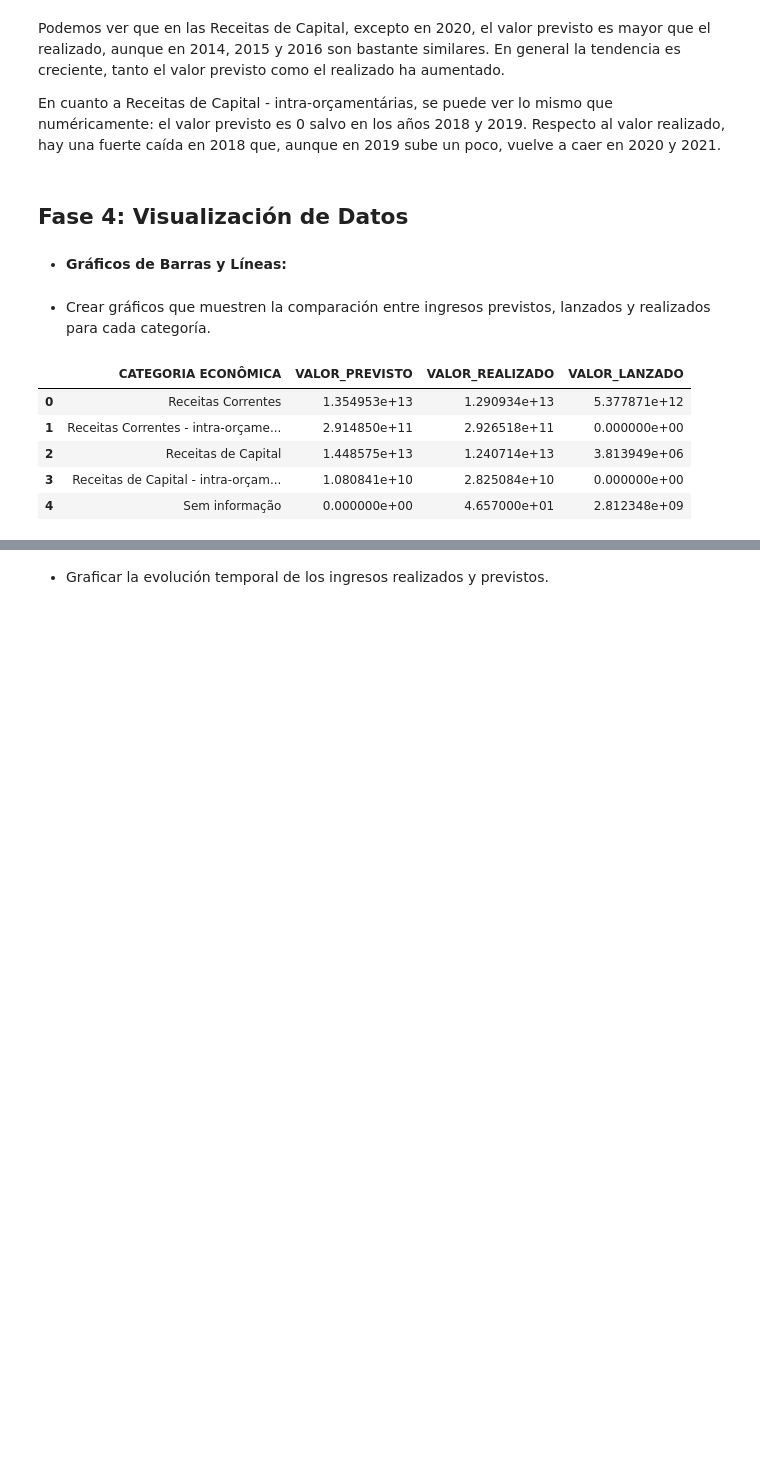
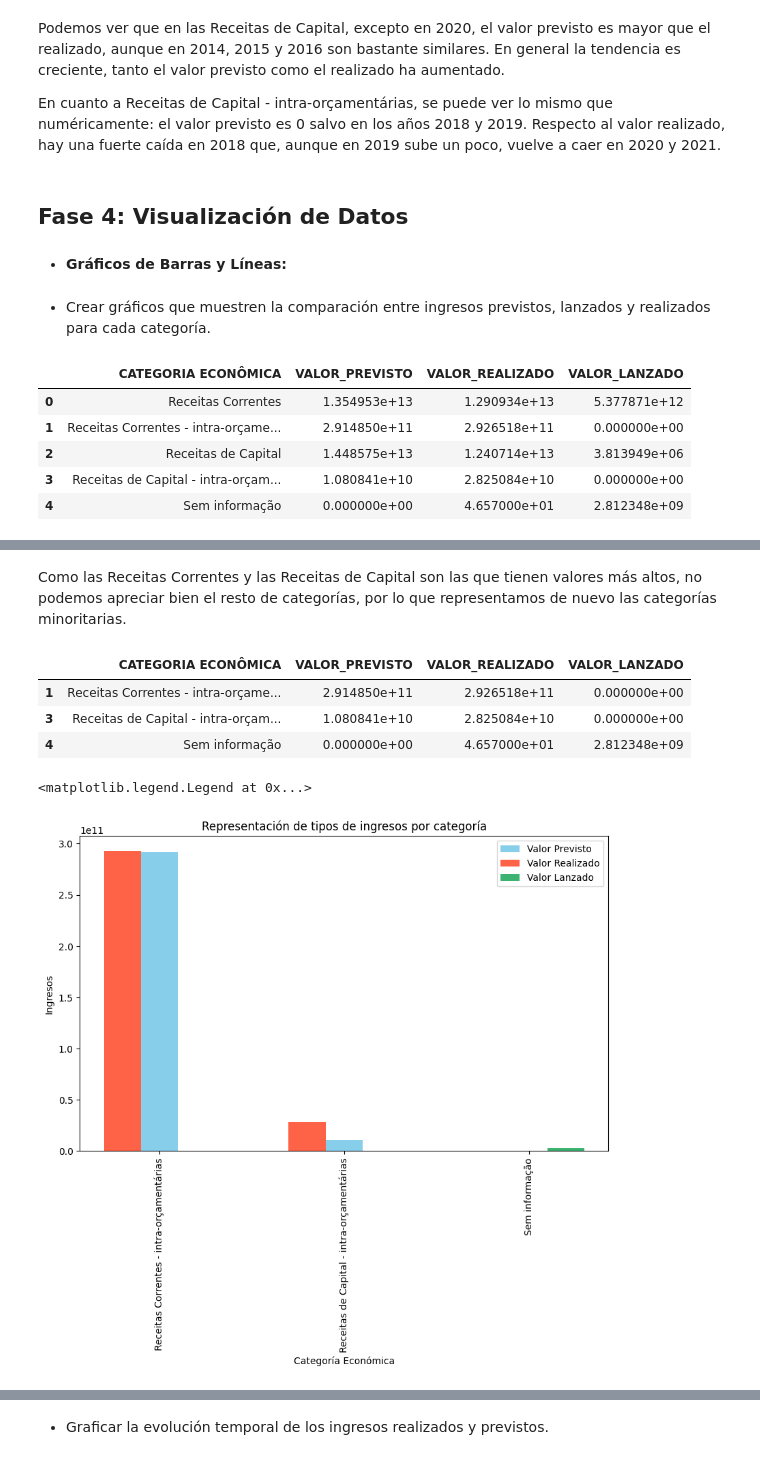
Before and after one commit to MartaM1206/Proyecto2-Insights-Brasil, a Jupyter notebook: Proyecto2.ipynb, the cells around one changed output, grey strips where cells are left out. Saved outputs shown, nothing was run; the diff lists cells and outputs as text; code cells hidden in the pictures; blank space fills up the shorter version.

```diff
--- a/Proyecto2.ipynb
+++ b/Proyecto2.ipynb
@@ -917,0 +940,40 @@ ValueError: Length of list vectors must match length of `data` when both are use
+# %% [markdown]
+Como las Receitas Correntes y las Receitas de Capital son las que tienen valores más altos, no podemos apreciar bien el resto de categorías, por lo que representamos de nuevo las categorías minoritarias.
+# %%
+#filtramos el df para que muestre las categorias minoritarias
+# sería hacer un .isin inverso, como no hay una función que lo haga en pandas, usamos el operador de negación ~ delante del filtro isin
+valores_categoria_comparar_menos = valores_categoria_comparar[~valores_categoria_comparar["CATEGORIA ECONÔMICA"].isin(["Receitas Correntes", "Receitas de Capital"])]
+valores_categoria_comparar_menos
+# %% [output]
+|  | CATEGORIA ECONÔMICA | VALOR_PREVISTO | VALOR_REALIZADO | VALOR_LANZADO |
+| 1 | Receitas Correntes - intra-orçame... | 2.914850e+11 | 2.926518e+11 | 0.000000e+00 |
+| 3 | Receitas de Capital - intra-orçam... | 1.080841e+10 | 2.825084e+10 | 0.000000e+00 |
+| 4 | Sem informação | 0.000000e+00 | 4.657000e+01 | 2.812348e+09 |
+# %%
+# Repetimos el gráfico con estos datos filtrados
+# Creamos posiciones de barras
+bar_width = 0.2 # fijamos el ancho de las barras
+# creamos una lista de posiciones con la longitud de una de las columnas
+pos = list(range(len(valores_categoria_comparar_menos['VALOR_PREVISTO'])))
+# configuramos las posiciones de cada barra respecto a la lista pos que hemos creado
+pos1 = [p - bar_width for p in pos]
+pos2 = [p + bar_width for p in pos]
+
+# Configurar la figura y los ejes
+fig, ax = plt.subplots(figsize=(10, 6))
+
+# Creamos las barras
+ax.bar(pos, valores_categoria_comparar_menos['VALOR_PREVISTO'], width=bar_width, label='Valor Previsto', color="skyblue")
+ax.bar(pos1, valores_categoria_comparar_menos['VALOR_REALIZADO'], width=bar_width, label='Valor Realizado', color="tomato")
+ax.bar(pos2, valores_categoria_comparar_menos['VALOR_LANZADO'], width=bar_width, label='Valor Lanzado', color="mediumseagreen")
+
+# Añadir etiquetas y título
+ax.set_xlabel('Categoría Económica')
+ax.set_ylabel('Ingresos')
+ax.set_title('Representación de tipos de ingresos por categoría')
+ax.set_xticks(pos)
+ax.set_xticklabels(valores_categoria_comparar_menos['CATEGORIA ECONÔMICA'], rotation=90)
+ax.legend()
+# %% [output]
+<matplotlib.legend.Legend at 0x...>
+[figure, added]
```
Also changed, not shown: parts of 12 cells of this notebook.
